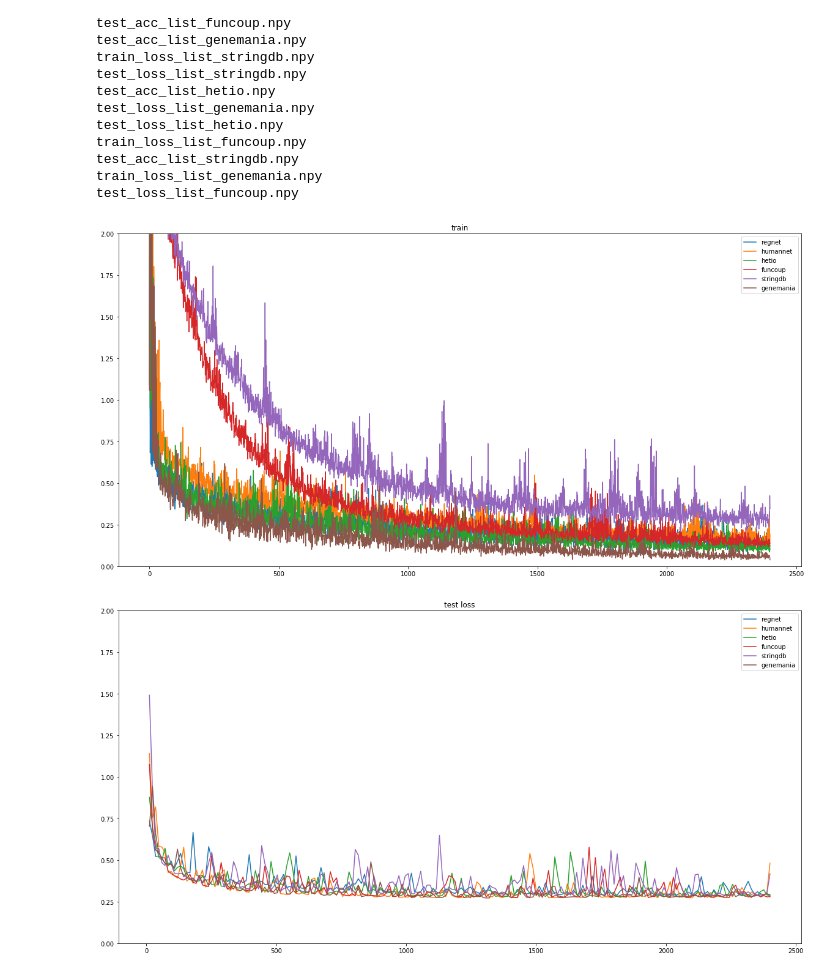
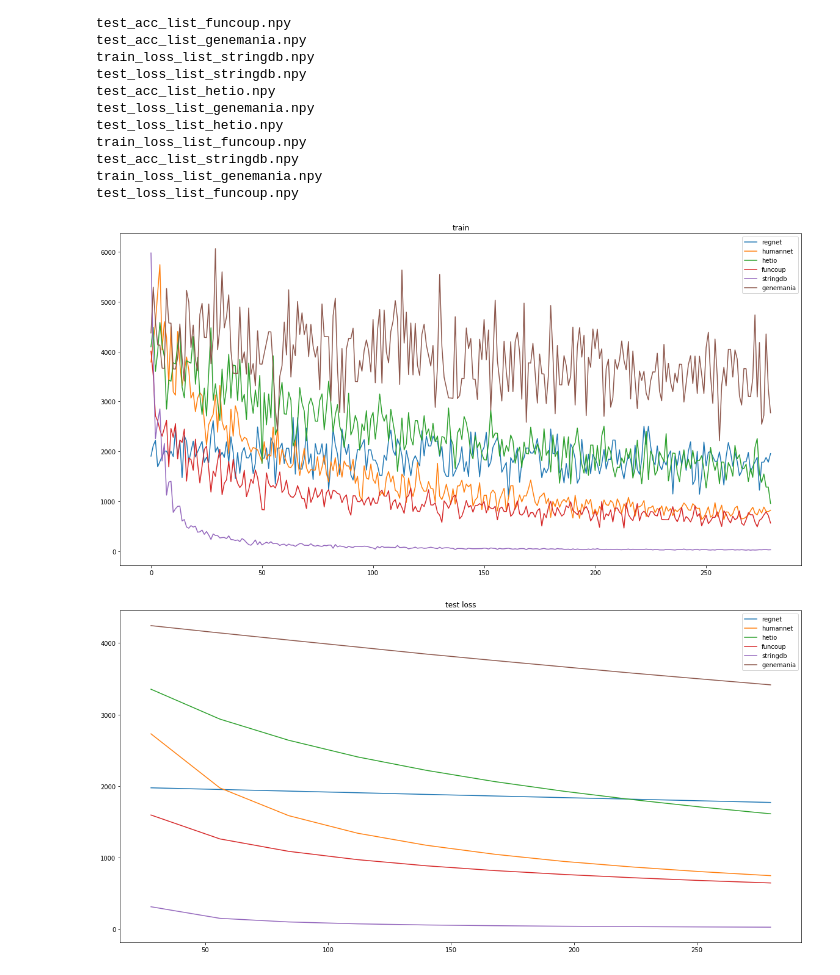
Before and after one commit to mandanasmi/TCGA_Benchmark, a Jupyter notebook: graph_comparison.ipynb, the cells around one changed output. Cells and saved outputs as stored; diff of their text form; code cells hidden in the pictures.

Commit message:
Added graph comparison notebook

```diff
--- a/graph_comparison.ipynb
+++ b/graph_comparison.ipynb
@@ -4,7 +4,7 @@ import matplotlib.pyplot as plt
 from os import listdir
 from os.path import join
 # %%
-mypath = "results/prediction_pipeline_losses"
+mypath = "results/prediction_pipeline_losses3"
 # %%
 for file in listdir(mypath):
     print(file)
@@ -48,21 +48,21 @@ train_loss_list_genemania = np.load(join(mypath, "train_loss_list_genemania.npy"
 test_loss_list_funcoup = np.load(join(mypath, "test_loss_list_funcoup.npy"))
 # %%
 plt.figure(figsize=(20,10))
-plt.ylim(0, 2)
+# plt.ylim(0, 2)
 plt.plot(train_loss_list_regnet[:, 0], train_loss_list_regnet[:, 1], label="regnet")
 plt.plot(train_loss_list_humannet[:, 0], train_loss_list_humannet[:, 1], label="humannet")
 plt.plot(train_loss_list_hetio[:, 0], train_loss_list_hetio[:, 1], label="hetio")
 plt.plot(train_loss_list_funcoup[:, 0], train_loss_list_funcoup[:, 1], label="funcoup")
 plt.plot(train_loss_list_stringdb[:, 0], train_loss_list_stringdb[:, 1], label="stringdb")
 plt.plot(train_loss_list_genemania[:, 0], train_loss_list_genemania[:, 1], label="genemania")
 plt.legend()
 plt.title("train")
 plt.show()
 # %% [output]
-[figure, old version]
+[figure, new version]
 # %%
 plt.figure(figsize=(20,10))
-plt.ylim(0, 2)
+# plt.ylim(0, 2)
 plt.plot(test_loss_list_regnet[:, 0], test_loss_list_regnet[:, 1], label="regnet")
 plt.plot(test_loss_list_humannet[:, 0], test_loss_list_humannet[:, 1], label="humannet")
 plt.plot(test_loss_list_hetio[:, 0], test_loss_list_hetio[:, 1], label="hetio")
@@ -73,6 +73,6 @@ plt.legend()
 plt.title("test loss")
 plt.show()
 # %% [output]
-[figure, old version]
+[figure, new version]
 # %%
 plt.figure(figsize=(20,10))
```
Also changed, not shown: parts of 3 cells of this notebook, 1 other file.
